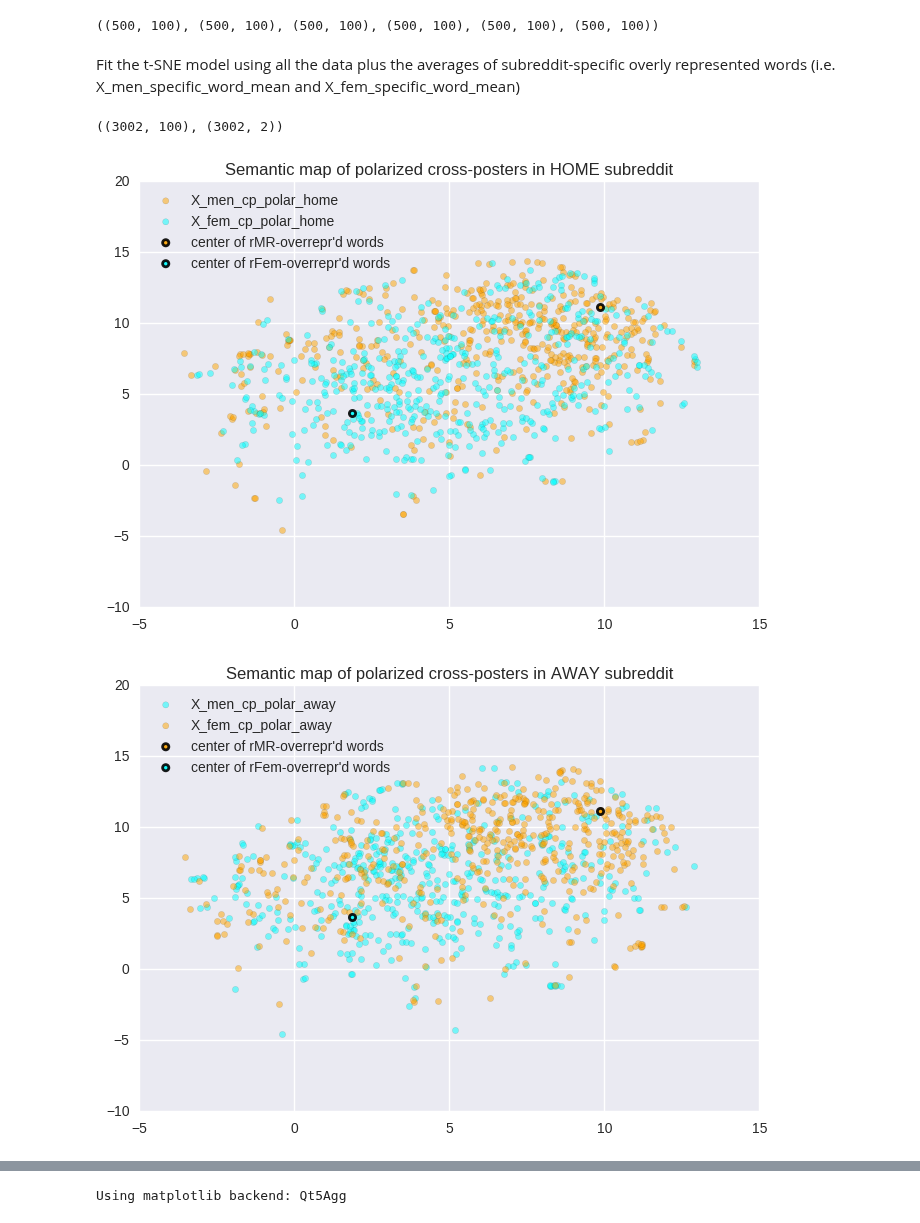
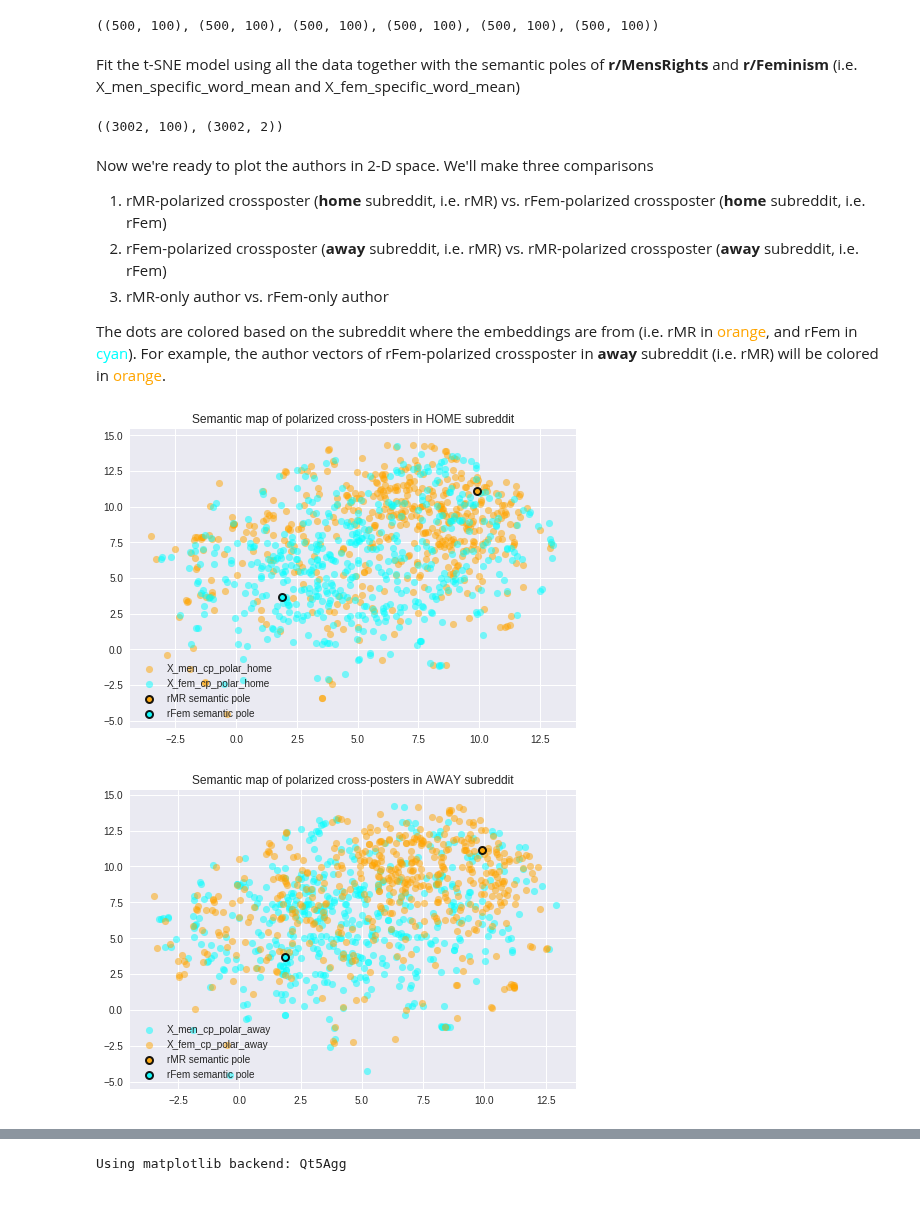
Before and after one commit to chao-ji/reddit, a Jupyter notebook: Part 6 Polarization of rMR and rFem and User Profiling.ipynb, the cells around one changed output, grey strips where cells are left out. Saved outputs shown, nothing was run; the diff lists cells and outputs as text; code cells hidden in the pictures.

```diff
--- a/Part 6 Polarization of rMR and rFem and User Profiling.ipynb
+++ b/Part 6 Polarization of rMR and rFem and User Profiling.ipynb
@@ -626,13 +655,13 @@ Retrieve posts and keep only those with at least 30 tokens
 # %%
 men = pd.DataFrame(list(db["MensRights"].find({}, {"author": 1, "score": 1, "subreddit": 1,
-                                                   "tokens": 1, "_id": 0})))
+                                                   "_id": 1})))
 fem = pd.DataFrame(list(db["Feminism"].find({}, {"author": 1, "score": 1, "subreddit": 1,
-                                                 "tokens": 1, "_id": 0})))
+                                                 "_id": 1})))
 print men.shape, fem.shape
 
 reddit_posts = pd.concat([men, fem], axis=0)
-reddit_posts = reddit_posts[reddit_posts["tokens"].map(lambda x: len(x.split()) >= 30)]
-reddit_posts = reddit_posts.drop("tokens", axis=1)
+reddit_posts = reddit_posts[reddit_posts["_id"].map(lambda x: str(x) in model.docvecs.doctags)] # keep posts for which there is a document vector
+reddit_posts = reddit_posts.drop("_id", axis=1)
 print reddit_posts.shape
 reddit_posts[:3]
 # %% [output]
@@ -707,16 +746,16 @@ Create profile information for each author: author ID, average score, author vec
 # %%
-men_cp_polar_home = pd.DataFrame(map(lambda x: get_doc_vec_of_author(x, "MensRights"), men_cp_polar),
+men_cp_polar_home = pd.DataFrame(map(lambda x: get_doc_vec_of_author(x, ["MensRights"]), men_cp_polar),
                             columns=["author", "score", "vec", "support"])
-fem_cp_polar_home = pd.DataFrame(map(lambda x: get_doc_vec_of_author(x, "Feminism"), fem_cp_polar),
+fem_cp_polar_home = pd.DataFrame(map(lambda x: get_doc_vec_of_author(x, ["Feminism"]), fem_cp_polar),
                             columns=["author", "score", "vec", "support"])
 
-men_cp_polar_away = pd.DataFrame(map(lambda x: get_doc_vec_of_author(x, "Feminism"), men_cp_polar),
+men_cp_polar_away = pd.DataFrame(map(lambda x: get_doc_vec_of_author(x, ["Feminism"]), men_cp_polar),
                             columns=["author", "score", "vec", "support"])
-fem_cp_polar_away = pd.DataFrame(map(lambda x: get_doc_vec_of_author(x, "MensRights"), fem_cp_polar),
+fem_cp_polar_away = pd.DataFrame(map(lambda x: get_doc_vec_of_author(x, ["MensRights"]), fem_cp_polar),
                             columns=["author", "score", "vec", "support"])
 
-men_only_polar = pd.DataFrame(map(lambda x: get_doc_vec_of_author(x, "MensRights"), men_only_polar),
+men_only_polar = pd.DataFrame(map(lambda x: get_doc_vec_of_author(x, ["MensRights"]), men_only_polar),
                               columns=["author", "score", "vec", "support"])
-fem_only_polar = pd.DataFrame(map(lambda x: get_doc_vec_of_author(x, "Feminism"), fem_only_polar),
+fem_only_polar = pd.DataFrame(map(lambda x: get_doc_vec_of_author(x, ["Feminism"]), fem_only_polar),
                               columns=["author", "score", "vec", "support"])
 # %%
@@ -764,12 +791,3 @@ fem_only_polar[:3]
-# %%
-men_cp_polar_home = men_cp_polar_home[men_cp_polar_home["score"].notnull()]
-fem_cp_polar_home = fem_cp_polar_home[fem_cp_polar_home["score"].notnull()]
-
-men_cp_polar_away = men_cp_polar_away[men_cp_polar_away["score"].notnull()]
-fem_cp_polar_away = fem_cp_polar_away[fem_cp_polar_away["score"].notnull()]
-
-men_only_polar = men_only_polar[men_only_polar["score"].notnull()]
-fem_only_polar = fem_only_polar[fem_only_polar["score"].notnull()]
 # %%
 (men_cp_polar_home.shape, fem_cp_polar_home.shape,
  men_cp_polar_away.shape, fem_cp_polar_away.shape,
@@ -800,7 +818,7 @@ X_fem_only_polar = np.array([v for v in fem_only_polar["vec"]])
 # %% [output]
 ((500, 100), (500, 100), (500, 100), (500, 100), (500, 100), (500, 100))
 # %% [markdown]
-Fit the t-SNE model using all the data plus the averages of subreddit-specific overly represented words (i.e. X_men_specific_word_mean and X_fem_specific_word_mean)
+Fit the t-SNE model using all the data together with the semantic poles of **r/MensRights** and **r/Feminism** (i.e. X_men_specific_word_mean and X_fem_specific_word_mean)
 # %%
 X = np.r_[X_men_cp_polar_home,
           X_fem_cp_polar_home,
@@ -817,32 +835,40 @@ X_tsne = tsne.fit_transform(X)
 X.shape, X_tsne.shape
 # %% [output]
 ((3002, 100), (3002, 2))
+# %% [markdown]
+Now we're ready to plot the authors in 2-D space. We'll make three comparisons
+
+1. rMR-polarized crossposter (**home** subreddit, i.e. rMR) vs. rFem-polarized crossposter (**home** subreddit, i.e. rFem)
+2. rFem-polarized crossposter (**away** subreddit, i.e. rMR) vs. rMR-polarized crossposter (**away** subreddit, i.e. rFem)
+3. rMR-only author vs. rFem-only author
+
+The dots are colored based on the subreddit where the embeddings are from (i.e. rMR in <span style="color:orange">orange</span>, and rFem in <span style="color:cyan">cyan</span>). For example, the author vectors of rFem-polarized crossposter in **away** subreddit (i.e. rMR) will be colored in <span style="color:orange">orange</span>.
 # %%
 plt.scatter(X_tsne[:500, 0], X_tsne[:500, 1], c="orange", alpha=0.5, linewidths=0.1)
 plt.scatter(X_tsne[500:1000, 0], X_tsne[500:1000, 1], c="cyan", alpha=0.5, linewidths=0.1)
-plt.scatter(X_tsne[3000, 0], X_tsne[3000, 1], c="orange", alpha=0.9, linewidths=2)
-plt.scatter(X_tsne[3001, 0], X_tsne[3001, 1], c="cyan", alpha=0.9, linewidths=2)
+plt.scatter(X_tsne[3000, 0], X_tsne[3000, 1], c="orange", alpha=0.9, linewidths=2, edgecolors="k")
+plt.scatter(X_tsne[3001, 0], X_tsne[3001, 1], c="cyan", alpha=0.9, linewidths=2, edgecolors="k")
 plt.legend(["X_men_cp_polar_home",
             "X_fem_cp_polar_home",
-            "center of rMR-overrepr'd words",
-            "center of rFem-overrepr'd words"], loc=2)
+            "rMR semantic pole",
+            "rFem semantic pole"], loc=3)
 plt.title("Semantic map of polarized cross-posters in HOME subreddit")
 plt.show()
 # %% [output]
-[figure, old version]
+[figure, new version]
 # %%
 plt.scatter(X_tsne[1000:1500, 0], X_tsne[1000:1500, 1], c="cyan", alpha=0.5, linewidths=0.1)
 plt.scatter(X_tsne[1500:2000, 0], X_tsne[1500:2000, 1], c="orange", alpha=0.5, linewidths=0.1)
-plt.scatter(X_tsne[3000, 0], X_tsne[3000, 1], c="orange", alpha=0.9, linewidths=2)
-plt.scatter(X_tsne[3001, 0], X_tsne[3001, 1], c="cyan", alpha=0.9, linewidths=2)
+plt.scatter(X_tsne[3000, 0], X_tsne[3000, 1], c="orange", alpha=0.9, linewidths=2, edgecolors="k")
+plt.scatter(X_tsne[3001, 0], X_tsne[3001, 1], c="cyan", alpha=0.9, linewidths=2, edgecolors="k")
 plt.legend(["X_men_cp_polar_away",
             "X_fem_cp_polar_away",
-            "center of rMR-overrepr'd words",
-            "center of rFem-overrepr'd words"], loc=2)
+            "rMR semantic pole",
+            "rFem semantic pole"], loc=3)
 plt.title("Semantic map of polarized cross-posters in AWAY subreddit")
 plt.show()
 # %% [output]
-[figure, old version]
+[figure, new version]
 # %%
 plt.scatter(X_tsne[2000:2500, 0], X_tsne[2000:2500, 1], c="orange", alpha=0.5, linewidths=0.1)
 plt.scatter(X_tsne[2500:3000, 0], X_tsne[2500:3000, 1], c="cyan", alpha=0.5, linewidths=0.1)
```
Also changed, not shown: parts of 106 cells of this notebook.
